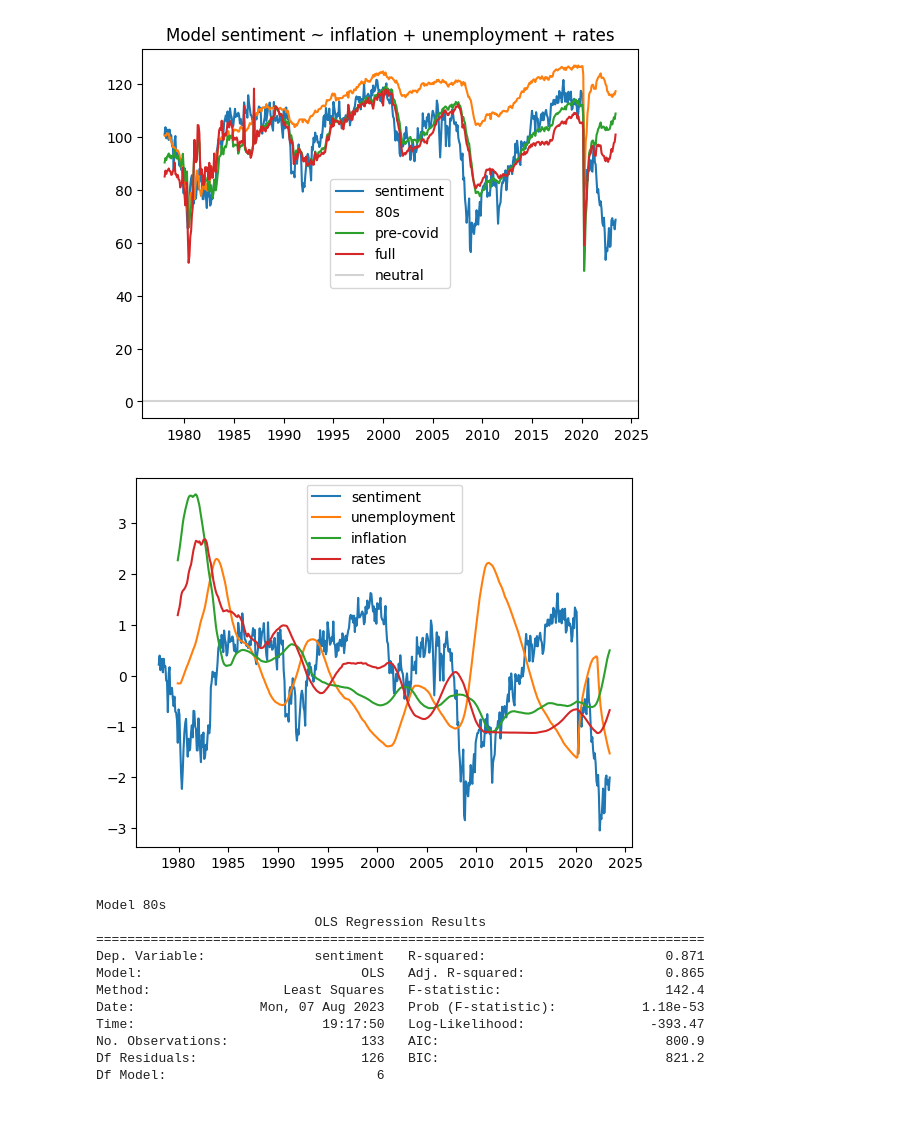
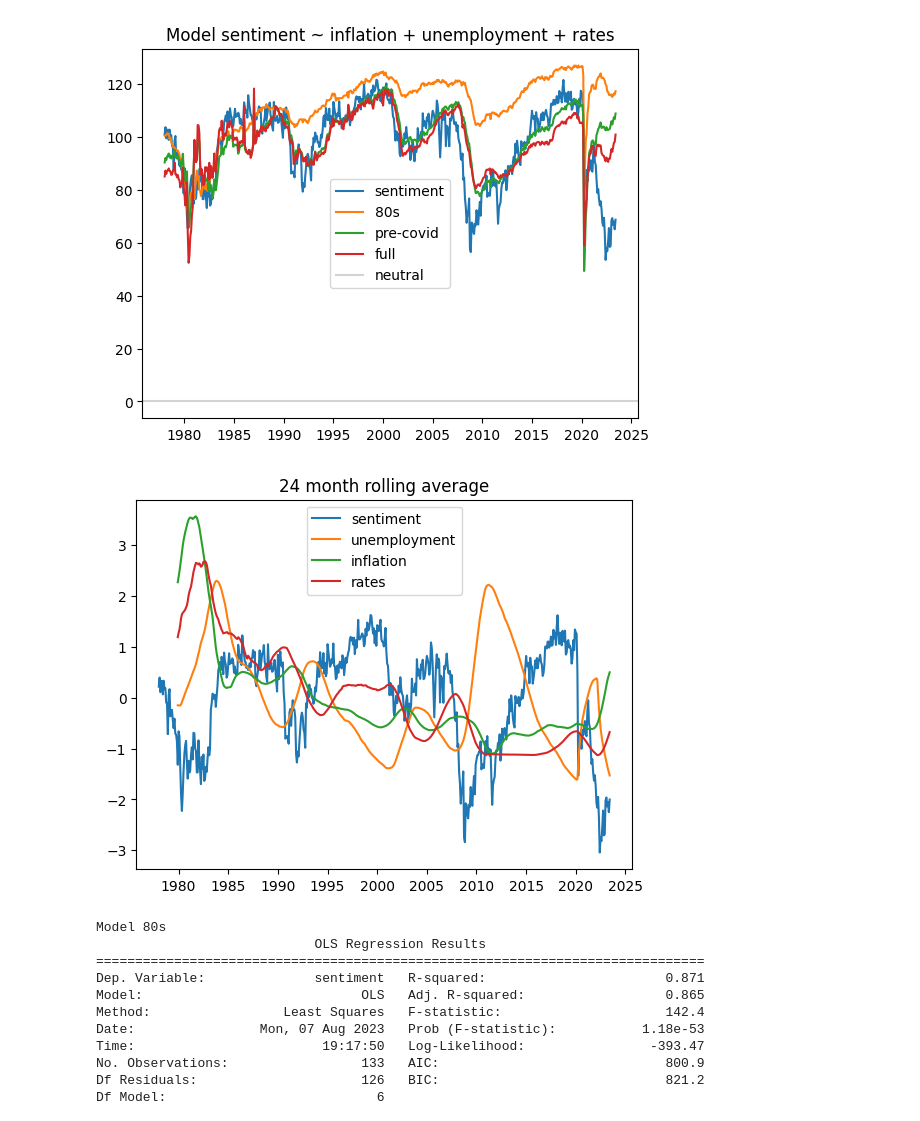
Before and after one commit to nwbvt/economic_perception, a Jupyter notebook: EconomySentiment.ipynb, the cells around one changed output. Saved outputs shown, nothing was run; the diff lists cells and outputs as text; code cells hidden in the pictures.

```diff
--- a/EconomySentiment.ipynb
+++ b/EconomySentiment.ipynb
@@ -119,12 +119,13 @@ Notes:
 # %%
 plt.plot(norm(data.sentiment))
 plt.plot(norm(data.unemployment.rolling(24).mean()))
 plt.plot(norm(data.inflation.rolling(24).mean()))
 plt.plot(norm(data.rates.rolling(24).mean()))
 plt.legend(['sentiment', 'unemployment', 'inflation', 'rates'])
+plt.title("24 month rolling average")
 plt.show()
 # %% [output]
-[figure, old version]
+[figure, new version]
 # %%
 data['uenmployment_12_month'] = data.unemployment.rolling(12).mean()
 data['inflation_12_month'] = data.inflation.rolling(12).mean()
```
